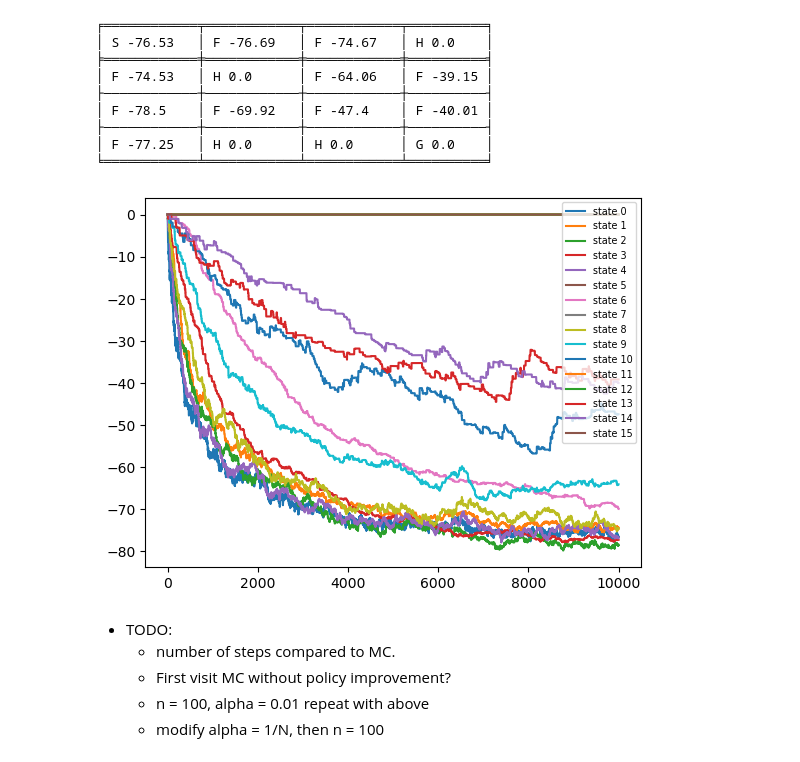
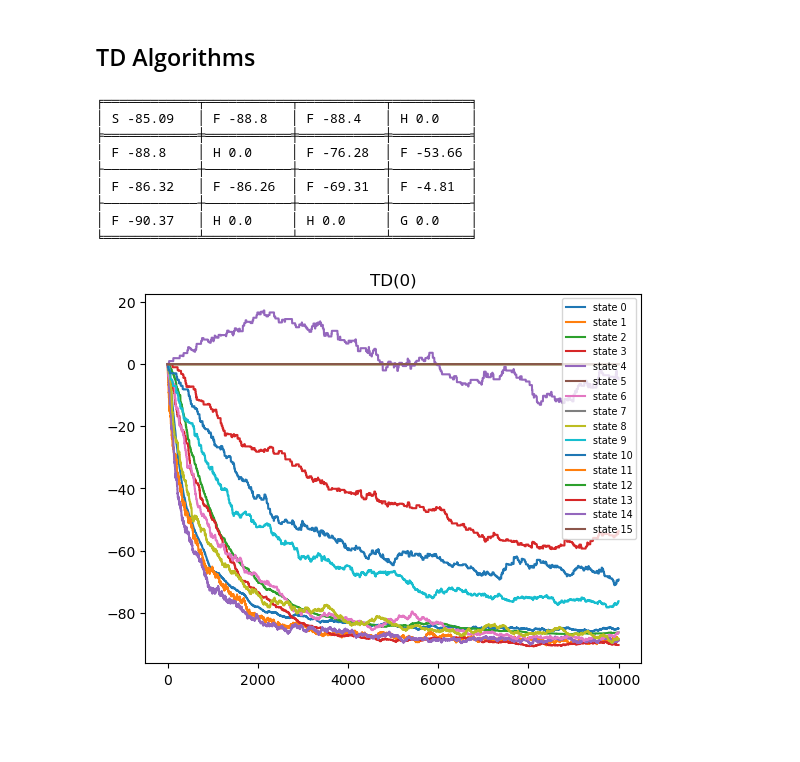
Before and after one commit to RicoJia/JingDian-RL, a Jupyter notebook: 2_frozen_lake_monte_carlo.ipynb, the cells around one changed output. Drawn from its saved outputs; the diff is of its cells as text; code cells hidden in the pictures; blank space fills up the shorter version.

```diff
--- a/2_frozen_lake_monte_carlo.ipynb
+++ b/2_frozen_lake_monte_carlo.ipynb
@@ -263,5 +308,8 @@ def show_V_history(V_history):
+# %% [markdown]
+## TD Algorithms
 # %%
 EPISODE_NUM = 10000
+# EPISODE_NUM = 10
 MAP = "4x4"
 env = FrozenLakeEnv(map_name=MAP, is_slippery=False)
 policy = np.zeros(env.nS)
@@ -279,7 +327,7 @@ def get_reverse_ls_from_second_last_element(ls):
         return []
     return list(ls)[-2::-1]
 
-def run_td(max_steps, env, epsilon, td_num = 0):
+def run_td(max_steps, env, epsilon, td_num = 0, adaptive_alpha = False):
     current_state = env.reset()
     buffer_start_state = current_state
     env.render(state_output_file)
@@ -295,30 +343,19 @@ def run_td(max_steps, env, epsilon, td_num = 0):
         for replay_buffer in get_reverse_ls_from_second_last_element(td_replay_buffer):
             s, _, r, _ = replay_buffer
             td_target = r + GAMMA * td_target
-        V[current_state] = (1-ALPHA) * V[current_state] + ALPHA * td_target
+        if adaptive_alpha:
+            Ns[current_state] += 1
+            alpha = 1/Ns[current_state]
+        else:
+            alpha = ALPHA
+        V[current_state] = (1-alpha) * V[current_state] + alpha * td_target
         s_prime, a, r, done = td_replay_buffer.popleft()
+        # #TODO Remember to remove
+        # print(f'Rico: td_target: {td_target}, current_state: {current_state}, prime {s_prime}')
         current_state = s_prime
         if len(td_replay_buffer) > 0:
-            done = td_replay_buffer[-1][3]
+            # Update state all the way until the next state is done
+            done = td_replay_buffer[0][3]
         if done:
             break
     env.render(state_output_file)
-
-# TD(1)
-for i in range(EPISODE_NUM):
-    run_td(max_steps=100, env=env, epsilon=1.0, td_num=1)
-    V_history[i] = V.copy()
-
-print_array_and_map_in_2D(MAPS[MAP], V_history[-1])
-show_V_history(V_history)
-# %% [output]
-╒════════════╤════════════╤════════════╤══════════╕
-│ S -76.53   │ F -76.69   │ F -74.67   │ H 0.0    │
-╞════════════╪════════════╪════════════╪══════════╡
-│ F -74.53   │ H 0.0      │ F -64.06   │ F -39.15 │
-├────────────┼────────────┼────────────┼──────────┤
-│ F -78.5    │ F -69.92   │ F -47.4    │ F -40.01 │
-├────────────┼────────────┼────────────┼──────────┤
-│ F -77.25   │ H 0.0      │ H 0.0      │ G 0.0    │
-╘════════════╧════════════╧════════════╧══════════╛
-[figure, removed]
@@ -358,6 +362,19 @@ show_V_history(V_history)
-# %% [markdown]
-- TODO:
-    - number of steps compared to MC.
-    - First visit MC without policy improvement?
-    - n = 100, alpha = 0.01 repeat with above
-    - modify alpha = 1/N, then n = 100
+# %%
+td_num = 0
+for i in range(EPISODE_NUM):
+    run_td(max_steps=100, env=env, epsilon=1.0, td_num=td_num)
+    V_history[i] = V.copy()
+
+print_array_and_map_in_2D(MAPS[MAP], V_history[-1])
+show_V_history(V_history, f"TD({td_num})")
+# %% [output]
+╒════════════╤═══════════╤═══════════╤══════════╕
+│ S -85.09   │ F -88.8   │ F -88.4   │ H 0.0    │
+╞════════════╪═══════════╪═══════════╪══════════╡
+│ F -88.8    │ H 0.0     │ F -76.28  │ F -53.66 │
+├────────────┼───────────┼───────────┼──────────┤
+│ F -86.32   │ F -86.26  │ F -69.31  │ F -4.81  │
+├────────────┼───────────┼───────────┼──────────┤
+│ F -90.37   │ H 0.0     │ H 0.0     │ G 0.0    │
+╘════════════╧═══════════╧═══════════╧══════════╛
+[figure, added]
```
Also changed, not shown: parts of 13 cells of this notebook, 3 other files.
